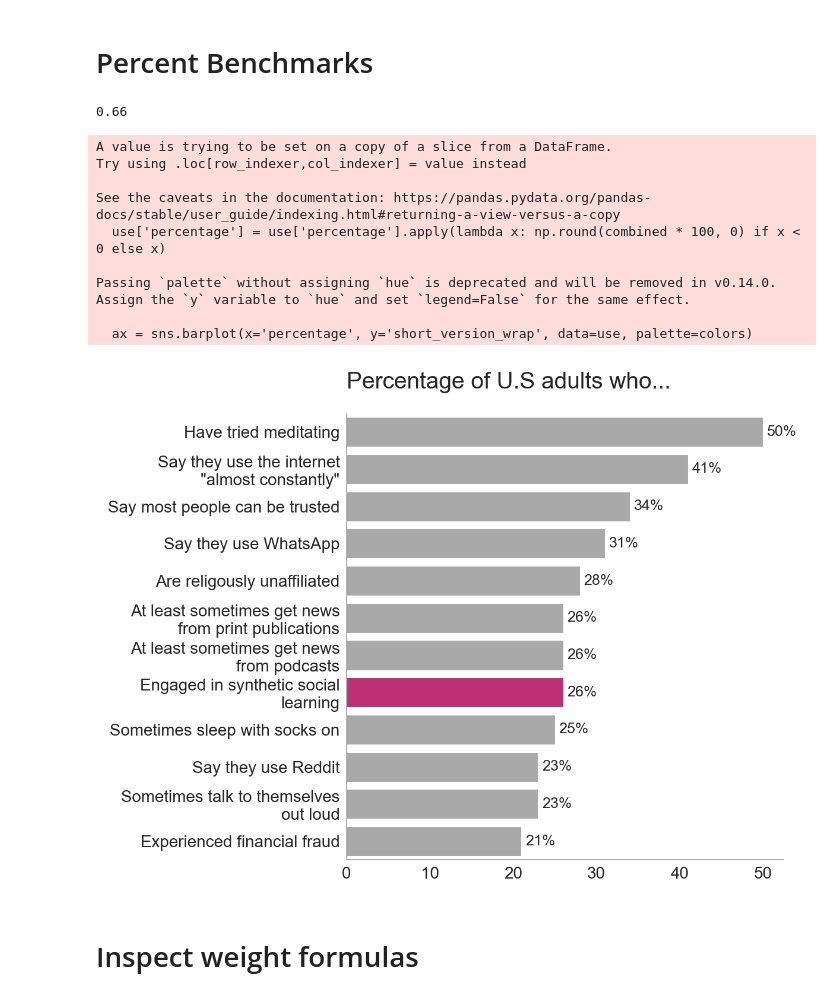
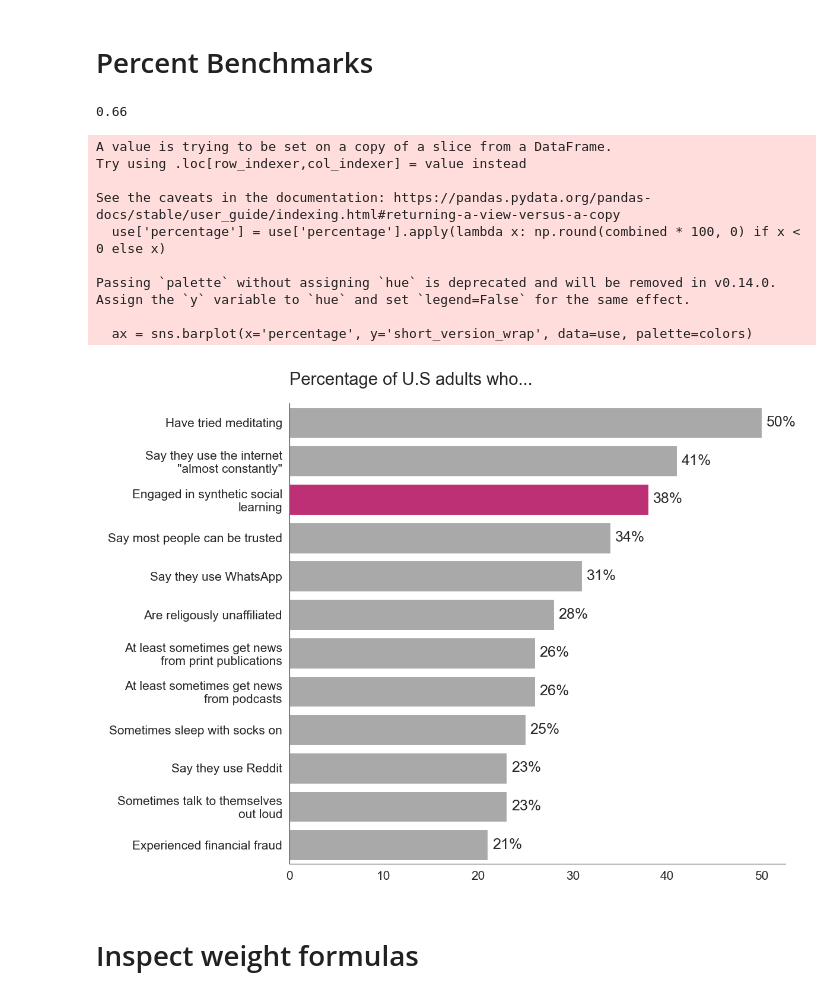
Before and after one commit to josh-ashkinaze/ssl, a Jupyter notebook: study1/prev_analysis.ipynb, the cells around one changed output. Drawn from its saved outputs; the diff is of its cells as text; code cells hidden in the pictures.

Commit message:
update to use yougov for prevalence

```diff
--- a/study1/prev_analysis.ipynb
+++ b/study1/prev_analysis.ipynb
@@ -964,8 +964,12 @@ def text_wrap(text, width=30):
 
 prop_max = df['Proportion'].max()
 print(prop_max)
-prev_fred = 0.396
-combined = prop_max * prev_fred
+
+# YouGov October 2025, Table 38 page 65
+# https://d3nkl3psvxxpe9.cloudfront.net/documents/yahoo-yougov-20251027.pdf
+
+prev_est = 0.58
+combined = prop_max * prev_est
 
 bench = pd.read_csv("../data/clean/benchmarks.csv")
 use = bench[bench['flag(positive)'] > 0]
@@ -977,34 +981,34 @@ plt.figure(figsize=(12,9))
 use['percentage'] = use['percentage'].apply(lambda x: np.round(combined * 100, 0) if x < 0 else x)
 use = use.dropna(subset=['short_version'])
 use['short_version_wrap'] = use['short_version'].apply(lambda x: text_wrap(x, width=30))
 use = use.sort_values(by='percentage', ascending=False)
 
 colors = [mypal[1] if "synthetic social learning" in row['short_version'] else mypal[0]
           for _, row in use.iterrows()]
 ax = sns.barplot(x='percentage', y='short_version_wrap', data=use, palette=colors)
 plt.title("Percentage of U.S adults who...")
 plt.xlabel("")
 
 for i, (idx, row) in enumerate(use.iterrows()):
     ax.text(row['percentage'] + 0.5, i, f"{row['percentage']:.0f}%",
             va='center', fontsize=18)
 
 plt.ylabel("")
 
 plt.savefig("../plots/benchmarks.pdf", dpi=300, bbox_inches='tight')
 plt.show()
 # %% [output]
 0.66
 A value is trying to be set on a copy of a slice from a DataFrame.
 Try using .loc[row_indexer,col_indexer] = value instead
 
 See the caveats in the documentation: https://pandas.pydata.org/pandas-docs/stable/user_guide/indexing.html#returning-a-view-versus-a-copy
   use['percentage'] = use['percentage'].apply(lambda x: np.round(combined * 100, 0) if x < 0 else x)
 
 Passing `palette` without assigning `hue` is deprecated and will be removed in v0.14.0. Assign the `y` variable to `hue` and set `legend=False` for the same effect.
 
   ax = sns.barplot(x='percentage', y='short_version_wrap', data=use, palette=colors)
-[figure, old version]
+[figure, new version]
 # %% [markdown]
 # Inspect weight formulas
 # %%
```
Also changed, not shown: parts of 5 cells of this notebook.
